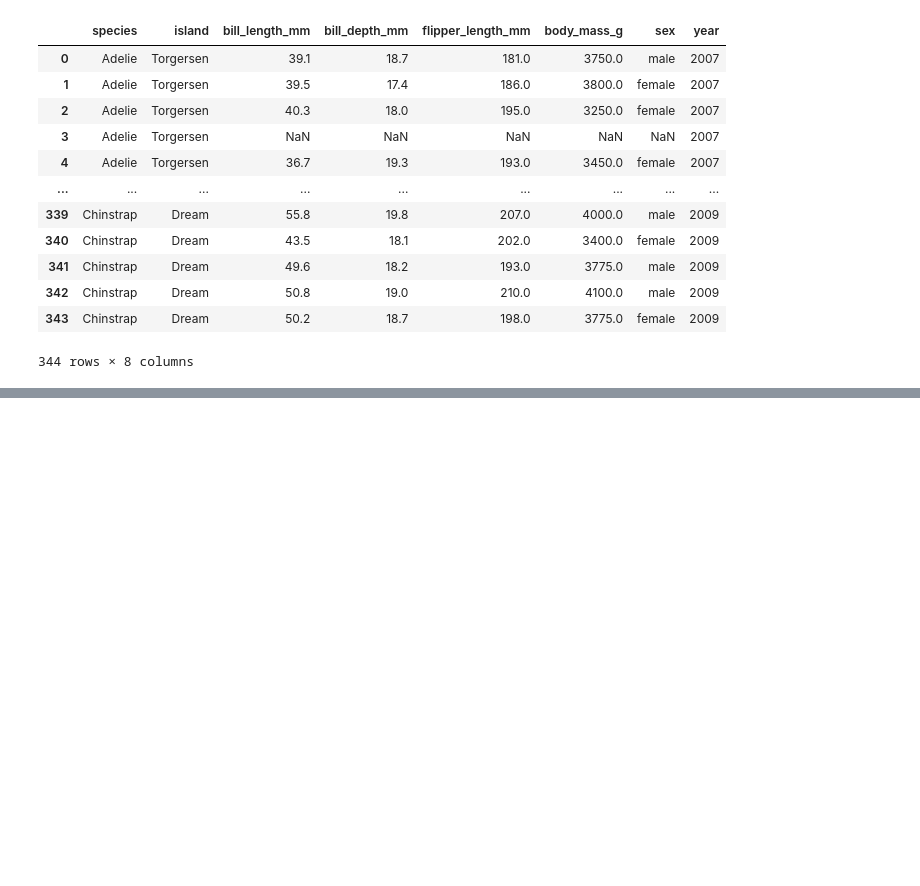
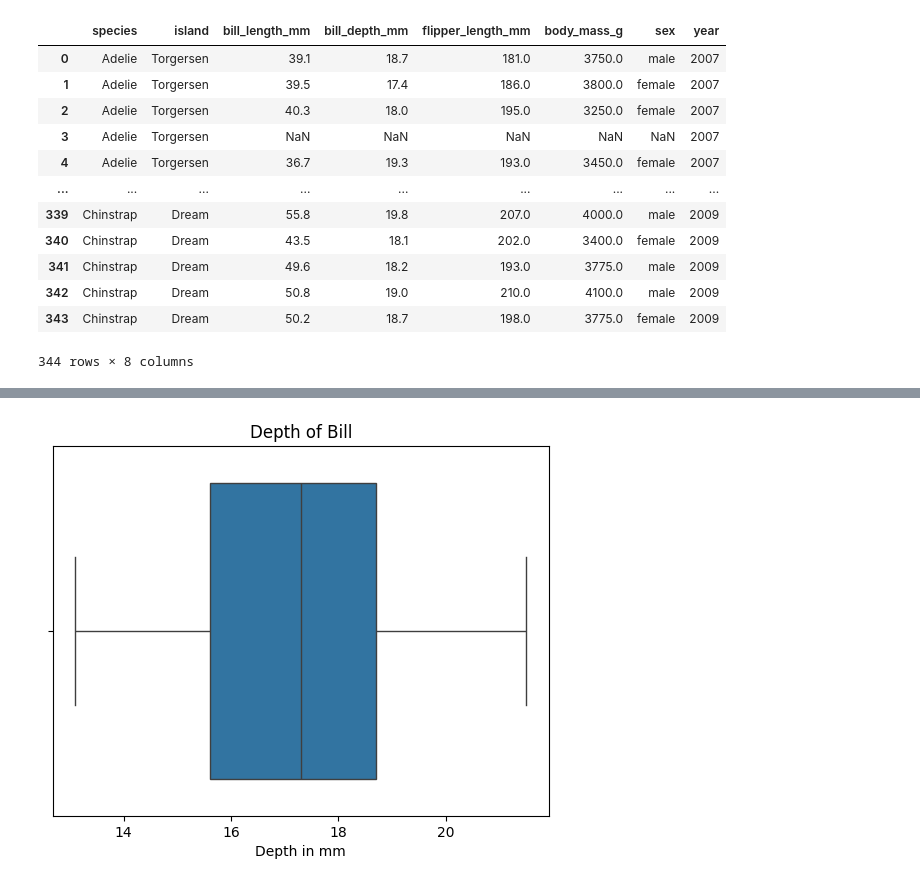
Before and after one commit to tiffanyle1302/PalmersPenguinAnalysis, a Jupyter notebook: Penguin.ipynb, the cells around one changed output, grey strips where cells are left out. Drawn from its saved outputs; the diff is of its cells as text; code cells hidden in the pictures; blank space fills up the shorter version.

```diff
--- a/Penguin.ipynb
+++ b/Penguin.ipynb
@@ -27,0 +88,7 @@ penguins.shape[0]
+# %%
+sns.boxplot(x = penguins["bill_depth_mm"])
+plt.title("Depth of Bill")
+plt.xlabel("Depth in mm")
+plt.show()
+# %% [output]
+[figure, added]
```
Also changed, not shown: parts of 36 cells of this notebook.
